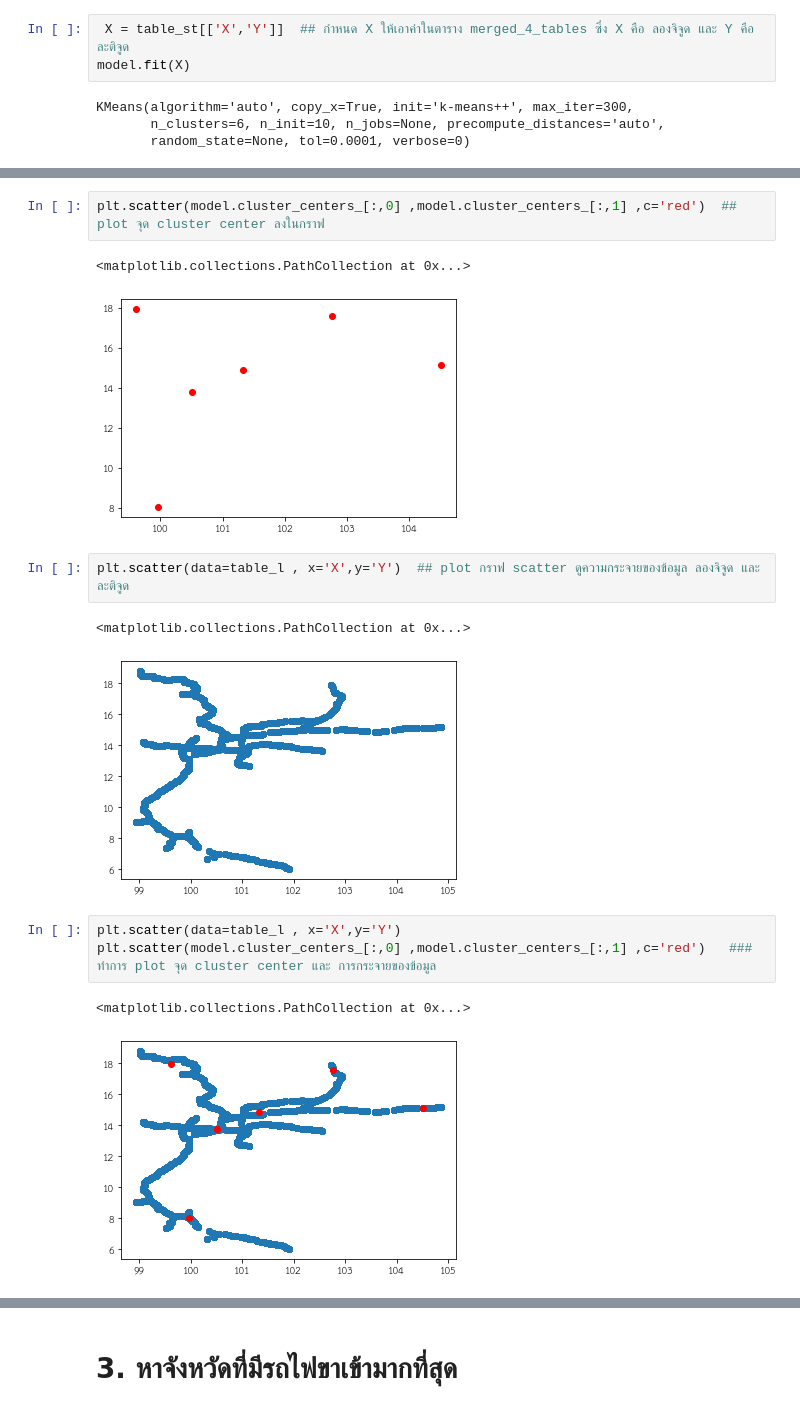
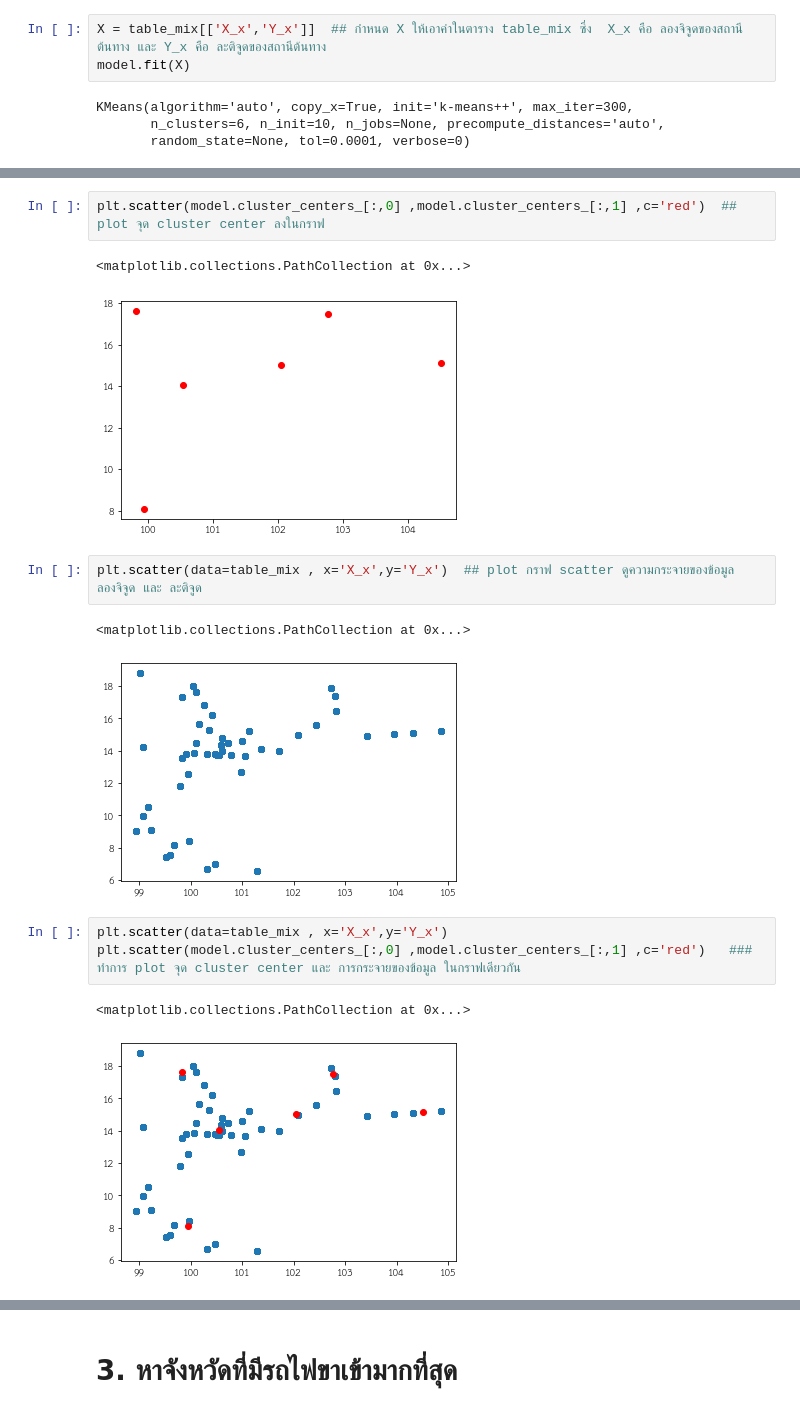
Before and after one commit to Benza1611/DWDM21, a Jupyter notebook: Project_ล่าสุด.ipynb, the cells around one changed output, grey strips where cells are left out. Saved outputs shown, nothing was run; the diff lists cells and outputs as text.

```diff
--- a/Project_ล่าสุด.ipynb
+++ b/Project_ล่าสุด.ipynb
@@ -1306,7 +1291,7 @@ KMeans(algorithm='auto', copy_x=True, init='k-means++', max_iter=300,
        n_clusters=6, n_init=10, n_jobs=None, precompute_distances='auto',
        random_state=None, tol=0.0001, verbose=0)
 # %%
- X = table_st[['X','Y']]  ## กำหนด X ให้เอาค่าในตาราง merged_4_tables ซึ่ง X คือ ลองจิจูด และ Y คือ ละติจูด
+X = table_mix[['X_x','Y_x']]  ## กำหนด X ให้เอาค่าในตาราง table_mix ซึ่ง  X_x คือ ลองจิจูดของสถานีต้นทาง และ Y_x คือ ละติจูดของสถานีต้นทาง
 model.fit(X)
 # %% [output]
 KMeans(algorithm='auto', copy_x=True, init='k-means++', max_iter=300,
@@ -1325,18 +1310,18 @@ array([[101.32758758,  14.88822742],
 plt.scatter(model.cluster_centers_[:,0] ,model.cluster_centers_[:,1] ,c='red')  ## plot จุด cluster center ลงในกราฟ
 # %% [output]
 <matplotlib.collections.PathCollection at 0x...>
-[figure, old version]
+[figure, new version]
 # %%
-plt.scatter(data=table_l , x='X',y='Y')  ## plot กราฟ scatter ดูความกระจายของข้อมูล ลองจิจูด และ ละติจูด
+plt.scatter(data=table_mix , x='X_x',y='Y_x')  ## plot กราฟ scatter ดูความกระจายของข้อมูล ลองจิจูด และ ละติจูด
 # %% [output]
 <matplotlib.collections.PathCollection at 0x...>
-[figure, old version]
+[figure, new version]
 # %%
-plt.scatter(data=table_l , x='X',y='Y')
-plt.scatter(model.cluster_centers_[:,0] ,model.cluster_centers_[:,1] ,c='red')   ### ทำการ plot จุด cluster center และ การกระจายของข้อมูล
+plt.scatter(data=table_mix , x='X_x',y='Y_x')
+plt.scatter(model.cluster_centers_[:,0] ,model.cluster_centers_[:,1] ,c='red')   ### ทำการ plot จุด cluster center และ การกระจายของข้อมูล ในกราฟเดียวกัน
 # %% [output]
 <matplotlib.collections.PathCollection at 0x...>
-[figure, old version]
+[figure, new version]
 # %%
 identified_clusters = model.fit_predict(X)  ## ระบุ cluster ลงในตัวแปร identified_clusters
 identified_clusters
```
Also changed, not shown: parts of 42 cells of this notebook.
